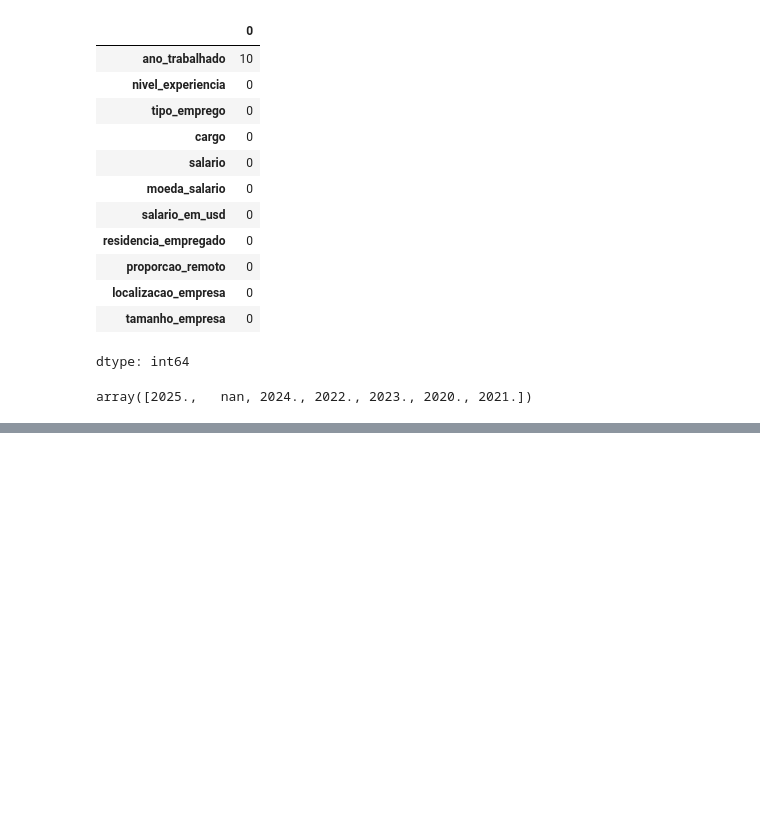
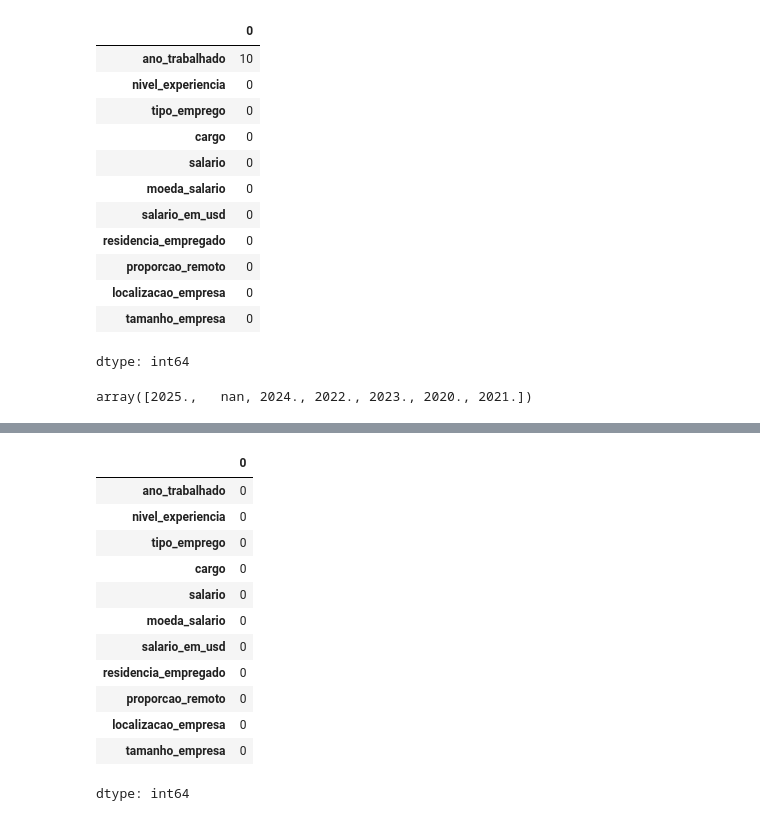
Before and after one commit to Xavier-sa/aprendizado, a Jupyter notebook: ALURA/Aula_1_Imersão_dados_com_python.ipynb, the cells around one changed output, grey strips where cells are left out. Cells and saved outputs as stored; diff of their text form; code cells hidden in the pictures; blank space fills up the shorter version.

```diff
--- a/ALURA/Aula_1_Imersão_dados_com_python.ipynb
+++ b/ALURA/Aula_1_Imersão_dados_com_python.ipynb
@@ -255,0 +324,16 @@ array([2025.,   nan, 2024., 2022., 2023., 2020., 2021.])
+# %%
+df_limpo.isnull().sum()
+# %% [output]
+|  | 0 |
+| ano_trabalhado | 0 |
+| nivel_experiencia | 0 |
+| tipo_emprego | 0 |
+| cargo | 0 |
+| salario | 0 |
+| moeda_salario | 0 |
+| salario_em_usd | 0 |
+| residencia_empregado | 0 |
+| proporcao_remoto | 0 |
+| localizacao_empresa | 0 |
+| tamanho_empresa | 0 |
+dtype: int64
```
Also changed, not shown: parts of 9 cells of this notebook.
